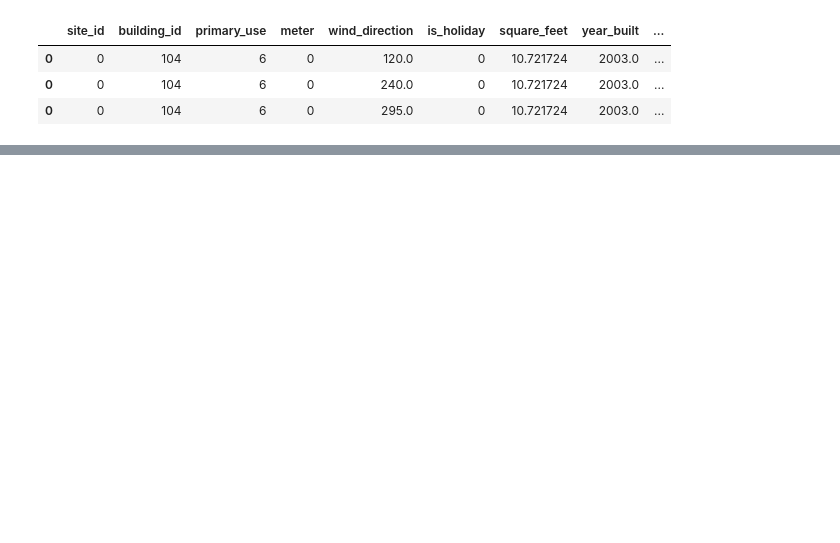
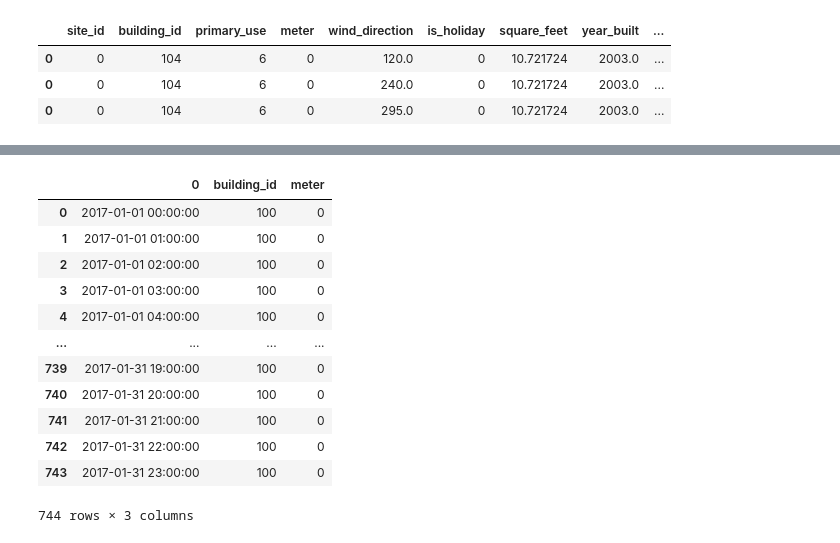
Before and after one commit to diego-faria-br/super_energy_predictor, a Jupyter notebook: notebooks/preprocessing_with_monthly prediction.ipynb, the cells around one changed output, grey strips where cells are left out. Drawn from its saved outputs; the diff is of its cells as text; code cells hidden in the pictures; blank space fills up the shorter version.

Commit message:
monthly with time range

```diff
--- a/notebooks/preprocessing_with_monthly prediction.ipynb
+++ b/notebooks/preprocessing_with_monthly prediction.ipynb
@@ -140,0 +143,6 @@ pd.concat([X1,X2,X3])
+# %%
+dates = pd.date_range("2017-01-01 0:00", "2017-01-31 23:00", freq="1h")
+
+dates=pd.DataFrame(dates)
+
+dates
@@ -140,0 +163,18 @@ pd.concat([X1,X2,X3])
+# %%
+dates['building_id'] = 100
+dates['meter'] = 0
+dates
+# %% [output]
+|  | 0 | building_id | meter |
+| 0 | 2017-01-01 00:00:00 | 100 | 0 |
+| 1 | 2017-01-01 01:00:00 | 100 | 0 |
+| 2 | 2017-01-01 02:00:00 | 100 | 0 |
+| 3 | 2017-01-01 03:00:00 | 100 | 0 |
+| 4 | 2017-01-01 04:00:00 | 100 | 0 |
+| ... | ... | ... | ... |
+| 739 | 2017-01-31 19:00:00 | 100 | 0 |
+| 740 | 2017-01-31 20:00:00 | 100 | 0 |
+| 741 | 2017-01-31 21:00:00 | 100 | 0 |
+| 742 | 2017-01-31 22:00:00 | 100 | 0 |
+| 743 | 2017-01-31 23:00:00 | 100 | 0 |
+744 rows × 3 columns
```
Also changed, not shown: parts of 17 cells of this notebook, 1 other file.
